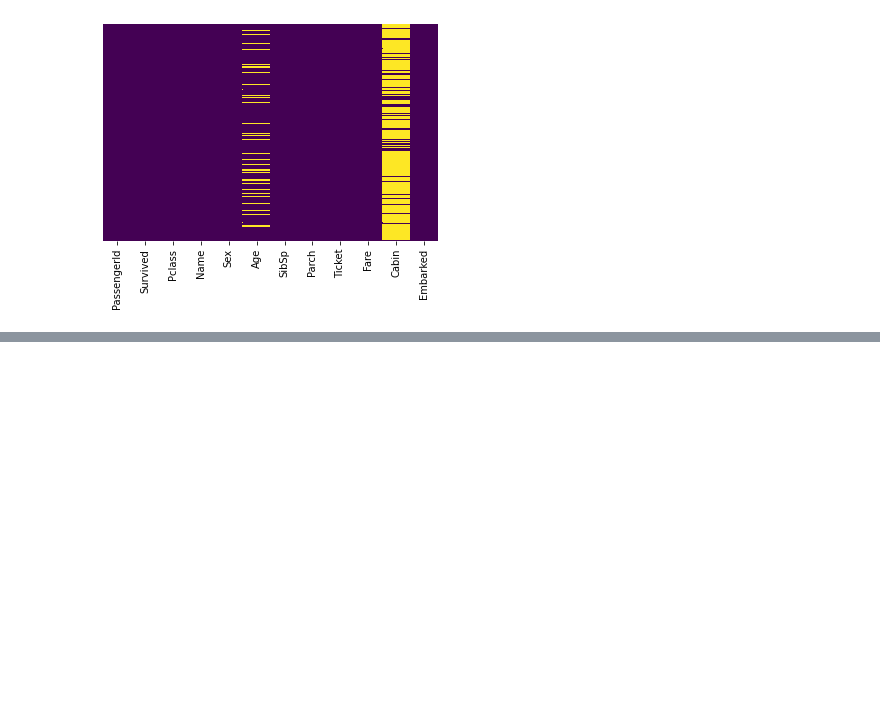
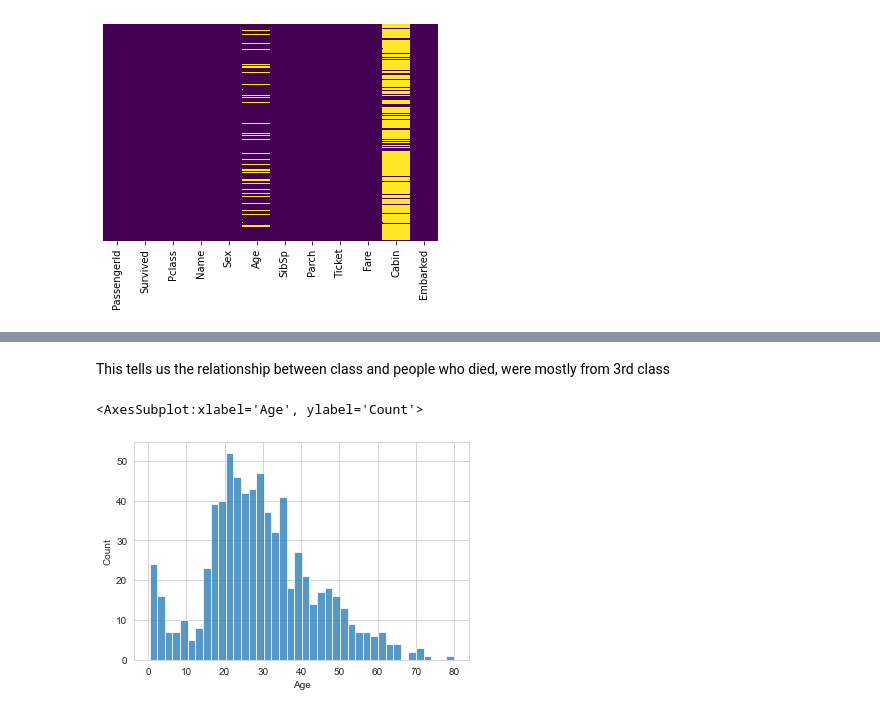
Before and after one commit to Dhiraj987/ML-Practices, a Jupyter notebook: LogicalRegression0.ipynb, the cells around one changed output, grey strips where cells are left out. Saved outputs shown, nothing was run; the diff lists cells and outputs as text; code cells hidden in the pictures; blank space fills up the shorter version.

```diff
--- a/LogicalRegression0.ipynb
+++ b/LogicalRegression0.ipynb
@@ -85,0 +105,7 @@ sns.heatmap(train.isnull(),yticklabels=False,cbar=False,cmap='viridis')
+# %% [markdown]
+This tells us the relationship between class and people who died, were mostly from 3rd class
+# %%
+sns.histplot(train['Age'].dropna(), bins=40)
+# %% [output]
+<AxesSubplot:xlabel='Age', ylabel='Count'>
+[figure, added]
```
Also changed, not shown: parts of 8 cells of this notebook.
